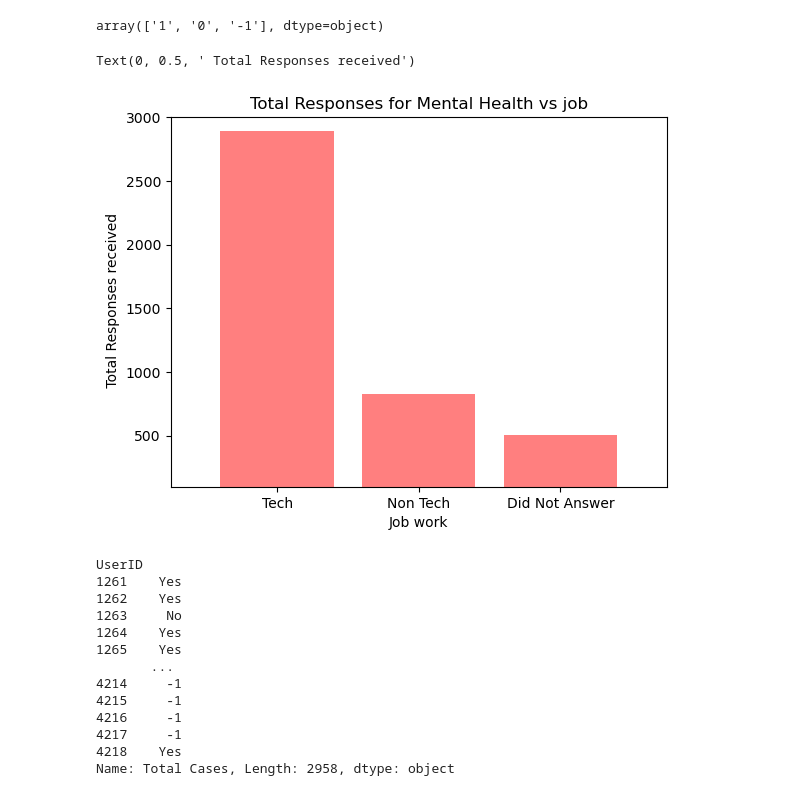
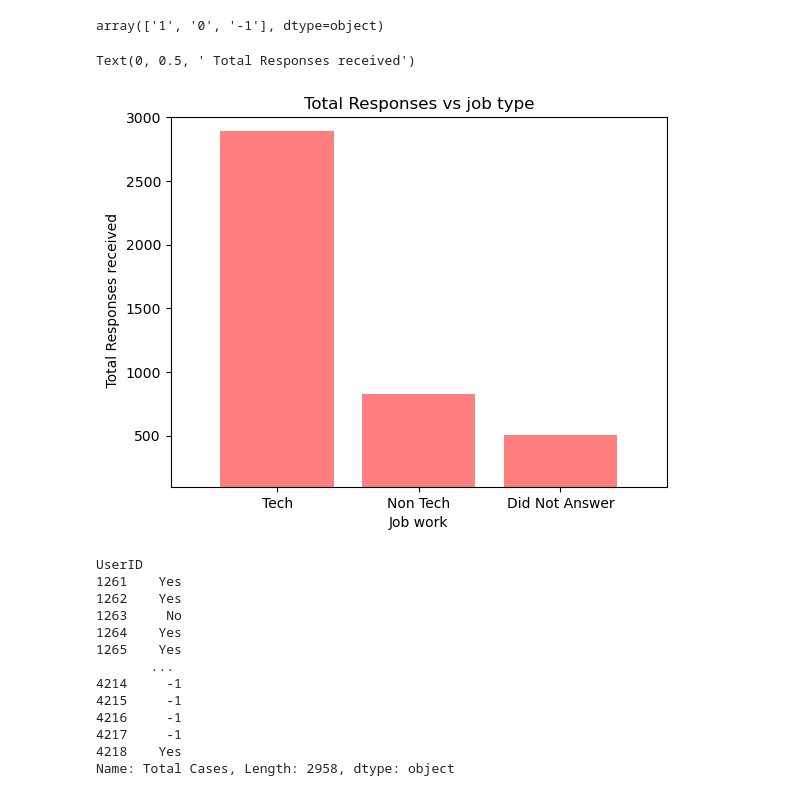
Before and after one commit to Patrick-Bacza/Group-7---Project, a Jupyter notebook: Jay_question_project.ipynb, the cells around one changed output. Drawn from its saved outputs; the diff is of its cells as text; code cells hidden in the pictures.

```diff
--- a/Jay_question_project.ipynb
+++ b/Jay_question_project.ipynb
@@ -326,18 +326,18 @@ x_axis = np.arange(len(job_type))
 # %%
 tick_locations = [value for value in x_axis]
 plt.xticks(tick_locations, ["Tech", "Non Tech","Did Not Answer"])
 plt.xlim(-0.75, len(x_axis)-0.25)
 plt.ylim(100,3000)
 plt.bar(x_axis, job_type, color='r', alpha=0.5, align="center")
 
 # Give our chart some labels and a title
 
-plt.title("Total Responses for Mental Health vs job")
+plt.title("Total Responses vs job type")
 plt.xlabel("Job work")
 plt.ylabel(" Total Responses received")
 # %% [output]
 Text(0, 0.5, ' Total Responses received')
-[figure, old version]
+[figure, new version]
 # %%
 pivoted_02_df["Total Cases"].dropna(how='all')
 # %% [output]
```
